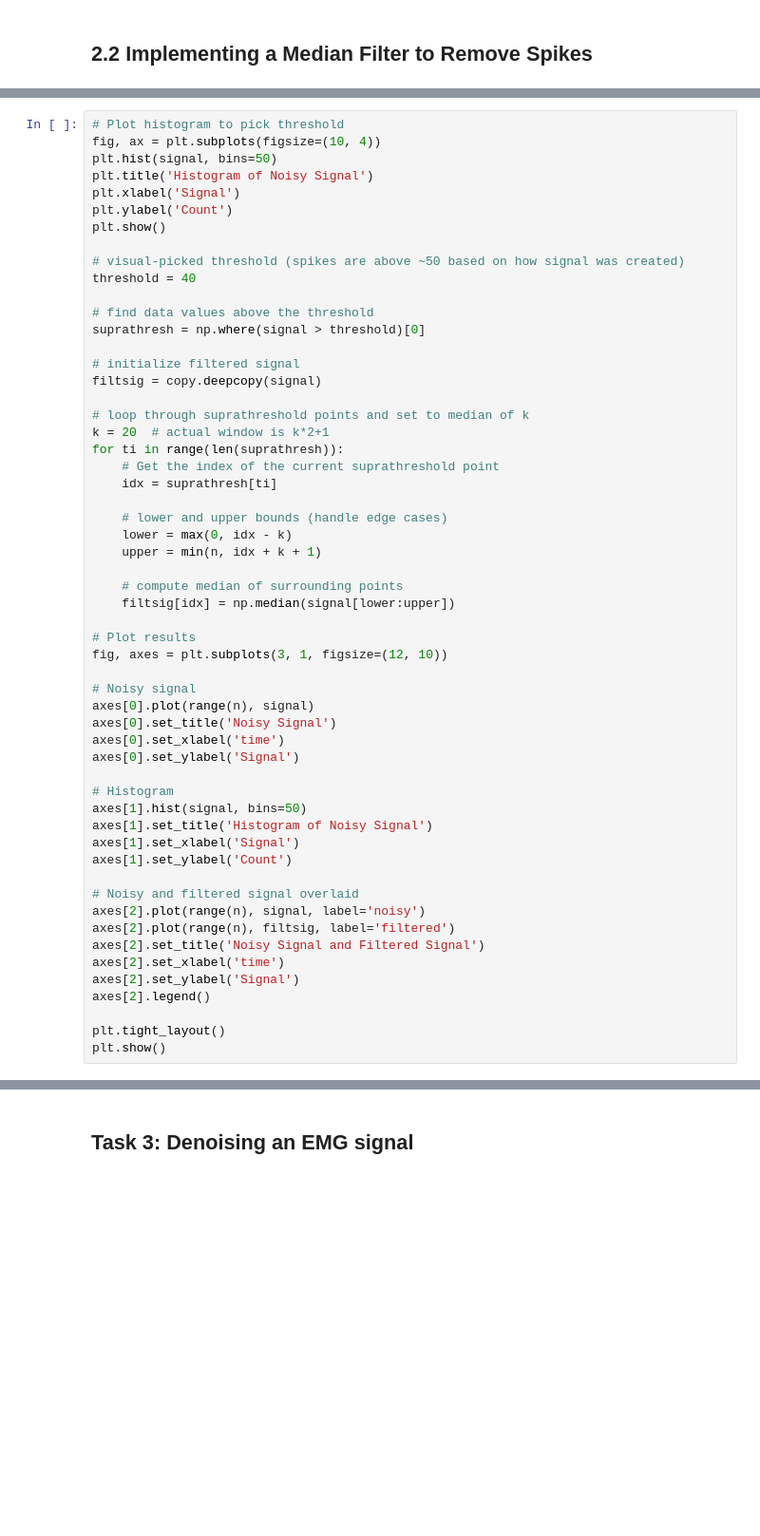
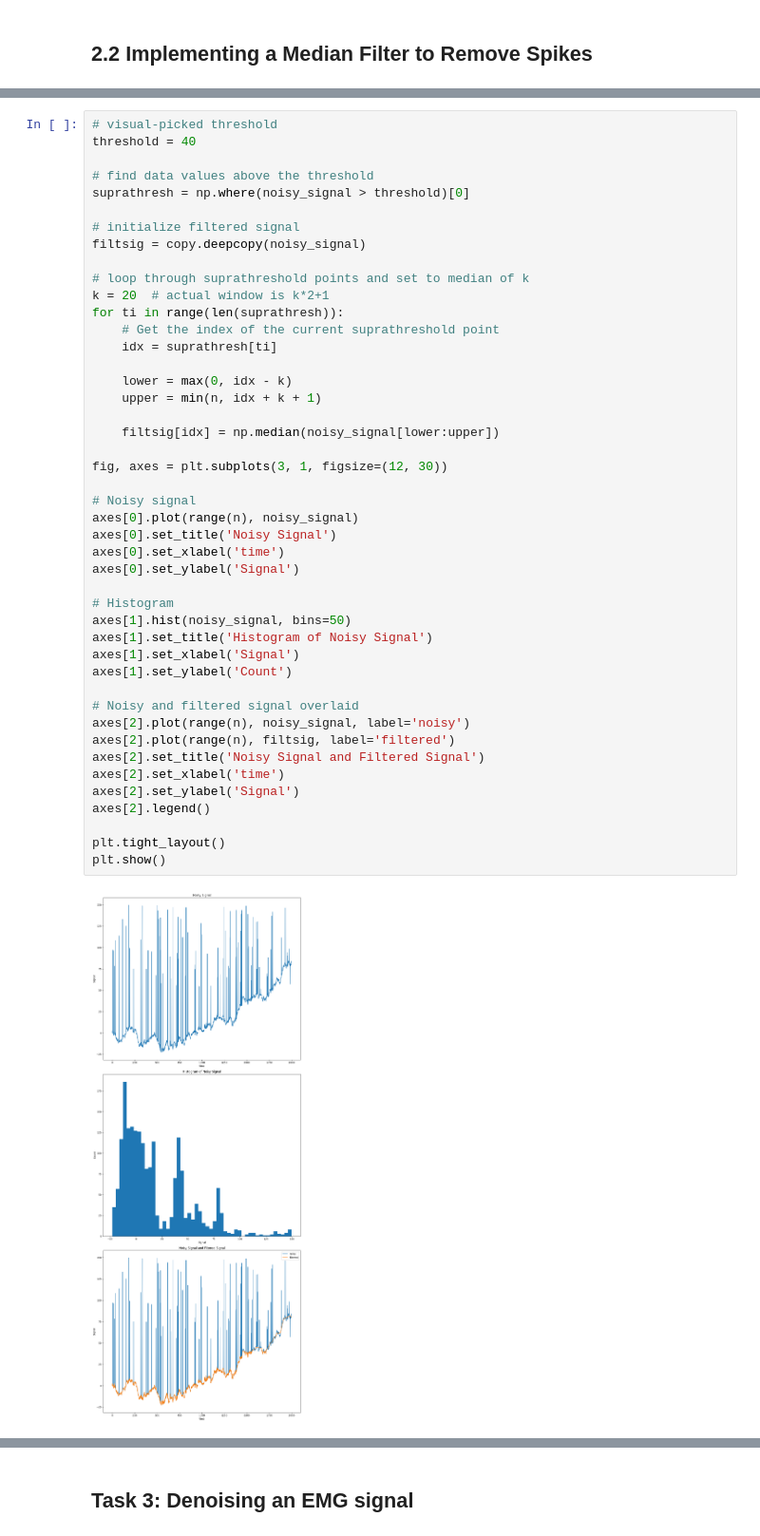
Before and after one commit to Felix-Jr056/TECHIN513A, a Jupyter notebook: Lab2/Lab2.ipynb, the cells around one changed output, grey strips where cells are left out. Shown at 95% size. Cells and saved outputs as stored; diff of their text form; blank space fills up the shorter version.

```diff
--- a/Lab2/Lab2.ipynb
+++ b/Lab2/Lab2.ipynb
@@ -276,59 +279,50 @@ plt.plot(range(0,n),signal)
 # %%
-# Plot histogram to pick threshold
-fig, ax = plt.subplots(figsize=(10, 4))
-plt.hist(signal, bins=50)
-plt.title('Histogram of Noisy Signal')
-plt.xlabel('Signal')
-plt.ylabel('Count')
-plt.show()
-
-# visual-picked threshold (spikes are above ~50 based on how signal was created)
+# visual-picked threshold
 threshold = 40
 
 # find data values above the threshold
-suprathresh = np.where(signal > threshold)[0]
+suprathresh = np.where(noisy_signal > threshold)[0]
 
 # initialize filtered signal
-filtsig = copy.deepcopy(signal)
+filtsig = copy.deepcopy(noisy_signal)
 
 # loop through suprathreshold points and set to median of k
 k = 20  # actual window is k*2+1
 for ti in range(len(suprathresh)):
     # Get the index of the current suprathreshold point
     idx = suprathresh[ti]
 
-    # lower and upper bounds (handle edge cases)
     lower = max(0, idx - k)
     upper = min(n, idx + k + 1)
 
-    # compute median of surrounding points
-    filtsig[idx] = np.median(signal[lower:upper])
+    filtsig[idx] = np.median(noisy_signal[lower:upper])
 
-# Plot results
-fig, axes = plt.subplots(3, 1, figsize=(12, 10))
+fig, axes = plt.subplots(3, 1, figsize=(12, 30))
 
 # Noisy signal
-axes[0].plot(range(n), signal)
+axes[0].plot(range(n), noisy_signal)
 axes[0].set_title('Noisy Signal')
 axes[0].set_xlabel('time')
 axes[0].set_ylabel('Signal')
 
 # Histogram
-axes[1].hist(signal, bins=50)
+axes[1].hist(noisy_signal, bins=50)
 axes[1].set_title('Histogram of Noisy Signal')
 axes[1].set_xlabel('Signal')
 axes[1].set_ylabel('Count')
 
 # Noisy and filtered signal overlaid
-axes[2].plot(range(n), signal, label='noisy')
+axes[2].plot(range(n), noisy_signal, label='noisy')
 axes[2].plot(range(n), filtsig, label='filtered')
 axes[2].set_title('Noisy Signal and Filtered Signal')
 axes[2].set_xlabel('time')
 axes[2].set_ylabel('Signal')
 axes[2].legend()
 
 plt.tight_layout()
 plt.show()
+# %% [output]
+[figure, added]
 # %% [markdown]
 ## Discussion
 
```
Also changed, not shown: parts of 8 cells of this notebook, 2 other files.
